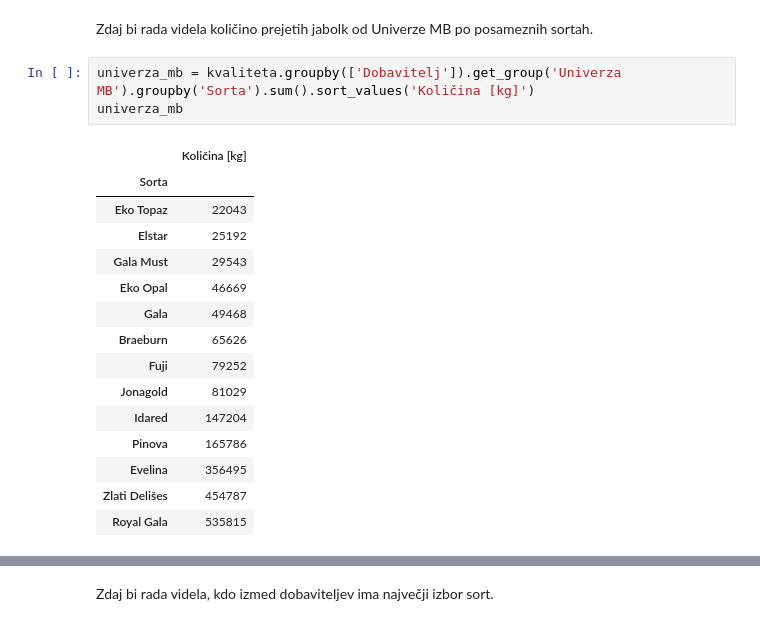
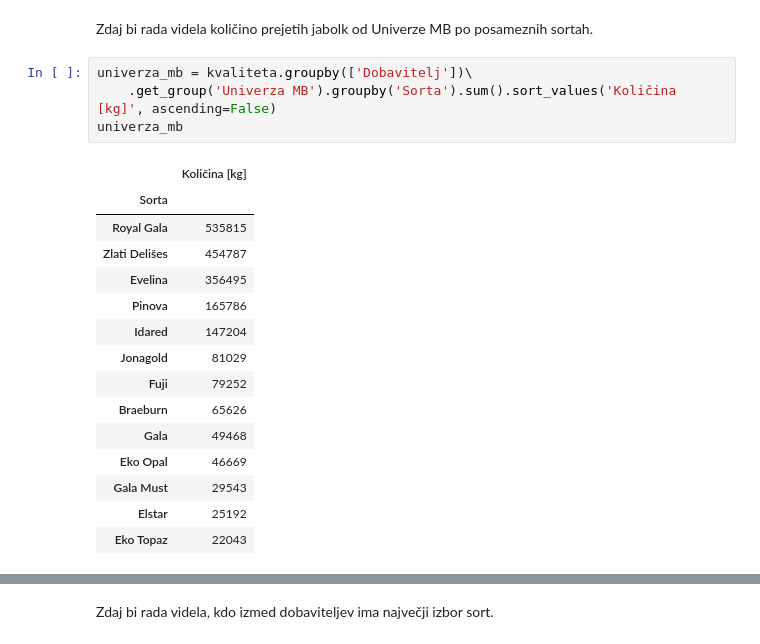
Before and after one commit to adrstvensek/Kvaliteta-prejetega-sadja, a Jupyter notebook: Projekt.ipynb, the cells around one changed output, grey strips where cells are left out. Cells and saved outputs as stored; diff of their text form.

```diff
--- a/Projekt.ipynb
+++ b/Projekt.ipynb
@@ -168,22 +170,23 @@ Teh sedem dobaviteljev, ki so med desetimi največjimi zunanjimi partnerji, je v
 # %% [markdown]
 Zdaj bi rada videla količino prejetih jabolk od Univerze MB po posameznih sortah.
 # %%
-univerza_mb = kvaliteta.groupby(['Dobavitelj']).get_group('Univerza MB').groupby('Sorta').sum().sort_values('Količina [kg]')
+univerza_mb = kvaliteta.groupby(['Dobavitelj'])\
+    .get_group('Univerza MB').groupby('Sorta').sum().sort_values('Količina [kg]', ascending=False)
 univerza_mb
 # %% [output]
 |  | Količina [kg] |
 | Sorta |  |
+| Royal Gala | 535815 |
+| Zlati Delišes | 454787 |
+| Evelina | 356495 |
+| Pinova | 165786 |
+| Idared | 147204 |
+| Jonagold | 81029 |
+| Fuji | 79252 |
+| Braeburn | 65626 |
+| Gala | 49468 |
+| Eko Opal | 46669 |
+| Gala Must | 29543 |
+| Elstar | 25192 |
 | Eko Topaz | 22043 |
-| Elstar | 25192 |
-| Gala Must | 29543 |
-| Eko Opal | 46669 |
-| Gala | 49468 |
-| Braeburn | 65626 |
-| Fuji | 79252 |
-| Jonagold | 81029 |
-| Idared | 147204 |
-| Pinova | 165786 |
-| Evelina | 356495 |
-| Zlati Delišes | 454787 |
-| Royal Gala | 535815 |
 # %%
```
Also changed, not shown: parts of 20 cells of this notebook.
